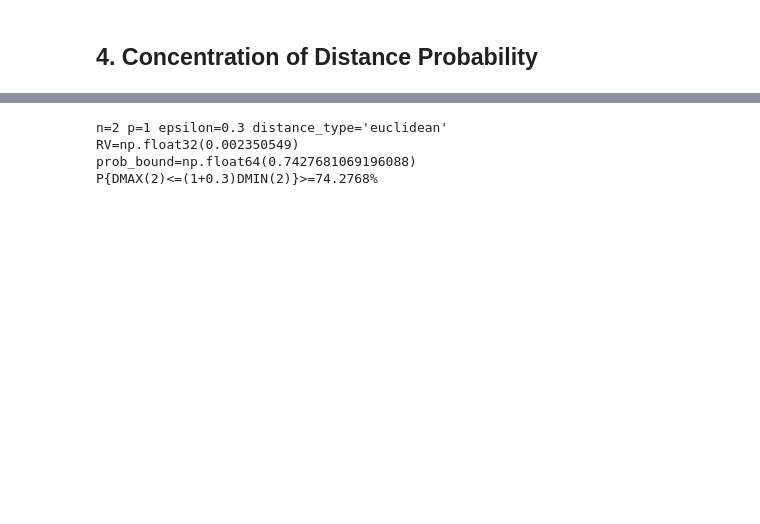
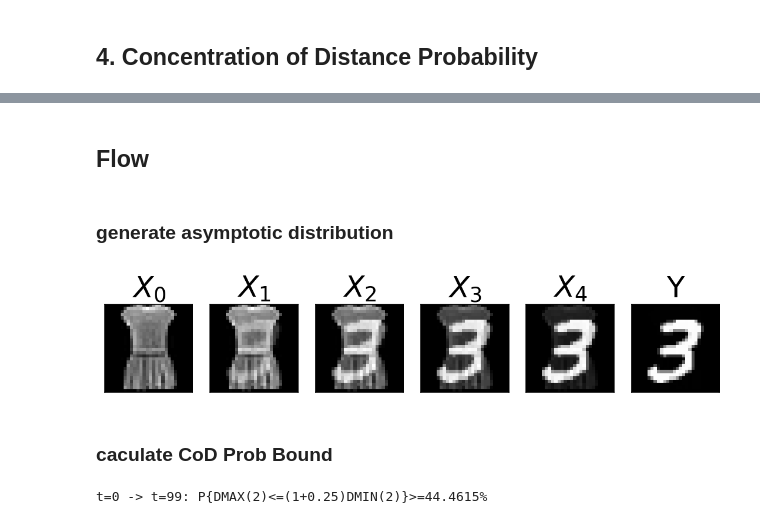
Before and after one commit to ZephyrZhang3/asymot, a Jupyter notebook: main.ipynb, the cells around one changed output, grey strips where cells are left out. Drawn from its saved outputs; the diff is of its cells as text; code cells hidden in the pictures; blank space fills up the shorter version.

```diff
--- a/main.ipynb
+++ b/main.ipynb
@@ -26,7 +28,7 @@ from utils import (
 # %% [markdown]
 ## 2. Config
 # %%
-SEED = 0x3060
+SEED = 0x4090
 set_random_seed(SEED)
 
 # dataset choosing
@@ -35,12 +37,11 @@ DATASET, DATASET_PATH = "fmnist2mnist", "./data/"
 IMG_SIZE = 28
 
 # the step number adding noise in diffusion process
-DIFFUSION_STEPS = 1000
-PIVOTAL_LIST = [20, 50, 100]
-
+DIFFUSION_STEPS = 100
+SCHEDULER = DDIMScheduler(num_train_timesteps=DIFFUSION_STEPS)
 # All hyperparameters below is set to the values used for the experiments, which discribed in the article
-EPSILON = 0.3
-R = 1000
+EPSILON = 0.25
+# R = 1000
 N = 2
 P = 1
 
@@ -186,0 +307,24 @@ plot_data_point(Q_point.squeeze())
+# %% [markdown]
+## Flow
+# %% [markdown]
+### generate asymptotic distribution
+# %%
+flow_path_list = []
+for (x, _), (y, _) in tqdm(
+    zip(source_dataset, target_dataset), total=len(source_dataset)
+):
+    path = get_flow_path(x, y, 100)
+    path = torch.stack(path)
+    flow_path_list.append(path)
+
+flow_path_list = torch.stack(flow_path_list)
+flow_asymptotic_dataset = flow_path_list.transpose(0, 1)
+# %%
+plot_path(
+    flow_path_list[0][[0, 19, 39, 59, 79, 99]],
+    gray=GRAY_PLOTS,
+)
+# %% [output]
+[figure, added]
+# %% [markdown]
+### caculate CoD Prob Bound
@@ -187,15 +333,22 @@ plot_data_point(Q_point.squeeze())
 # %%
-prob_bound = cod_prob_bound(
-    target_dataset,
-    EPSILON,
-    Q_point,
-    "euclidean",
-    N,
+Q_point_dataset = flow_asymptotic_dataset[0][Q_point_indices]
+T_point_dataset = flow_asymptotic_dataset[-1]
+
+prob_bound_list = []
+for Q_point in Q_point_dataset:
+    prob_bound = cod_prob_bound(
+        T_point_dataset,
+        EPSILON,
+        Q_point,
+        "euclidean",
+        N,
+    )
+    prob_bound_list.append(prob_bound)
+prob_bound_list = np.array(prob_bound_list)
+x2y_prob_bound = prob_bound_list.mean()
+
+print(
+    f"t={0} -> t={flow_asymptotic_dataset.shape[0]-1}: P{{DMAX({N})<=(1+{EPSILON})DMIN({N})}}>={x2y_prob_bound:.4%}"
 )
-
-print(f"P{{DMAX({N})<=(1+{EPSILON})DMIN({N})}}>={prob_bound:.4%}")
 # %% [output]
-n=2 p=1 epsilon=0.3 distance_type='euclidean'
-RV=np.float32(0.002350549)
-prob_bound=np.float64(0.7427681069196088)
-P{DMAX(2)<=(1+0.3)DMIN(2)}>=74.2768%
+t=0 -> t=99: P{DMAX(2)<=(1+0.25)DMIN(2)}>=44.4615%
```
Also changed, not shown: parts of 29 cells of this notebook, 1 other file.
